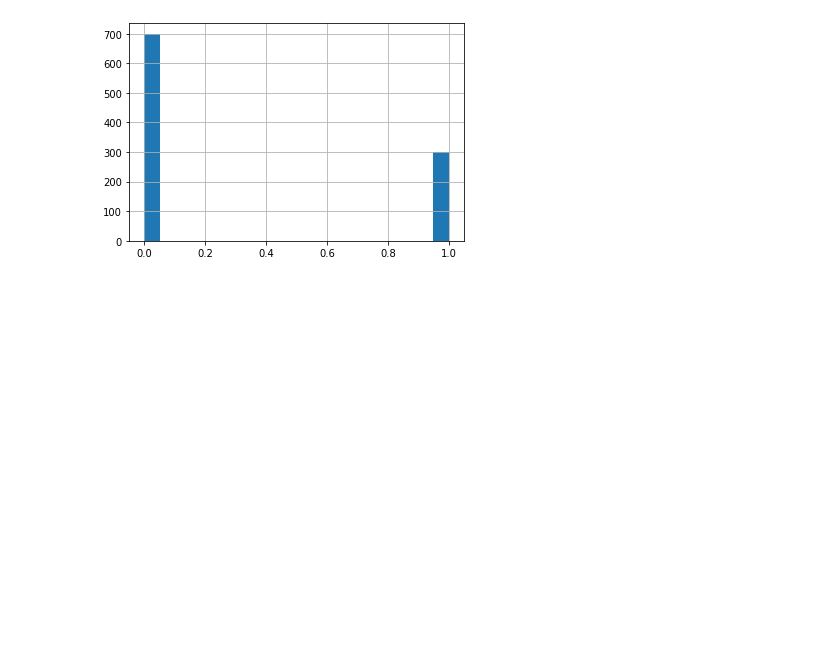
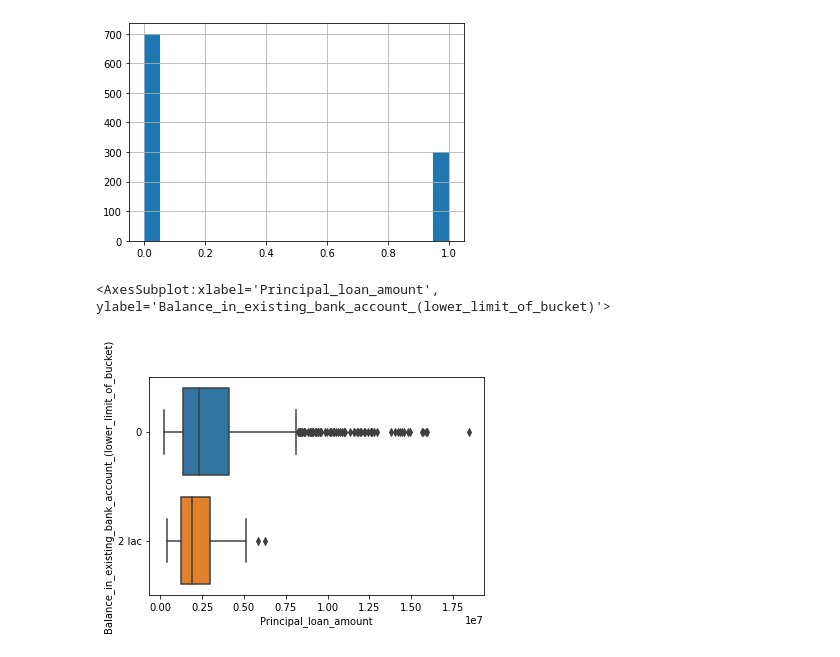
Before and after one commit to aryannargotra/Loan-Prediction-System, a Jupyter notebook: Data Insights.ipynb, the cells around one changed output. Saved outputs shown, nothing was run; the diff lists cells and outputs as text; code cells hidden in the pictures; blank space fills up the shorter version.

```diff
--- a/Data Insights.ipynb
+++ b/Data Insights.ipynb
@@ -136,5 +136,10 @@ new_df['high_risk_applicant'].hist(bins=20)
 # %% [output]
 <AxesSubplot:>
 [figure]
+# %%
+sns.boxplot(x='Principal_loan_amount',y='Balance_in_existing_bank_account_(lower_limit_of_bucket)',data=new_df)
+# %% [output]
+<AxesSubplot:xlabel='Principal_loan_amount', ylabel='Balance_in_existing_bank_account_(lower_limit_of_bucket)'>
+[figure, added]
 # %%
 new_df.head()
```
Also changed, not shown: parts of 27 cells of this notebook.
